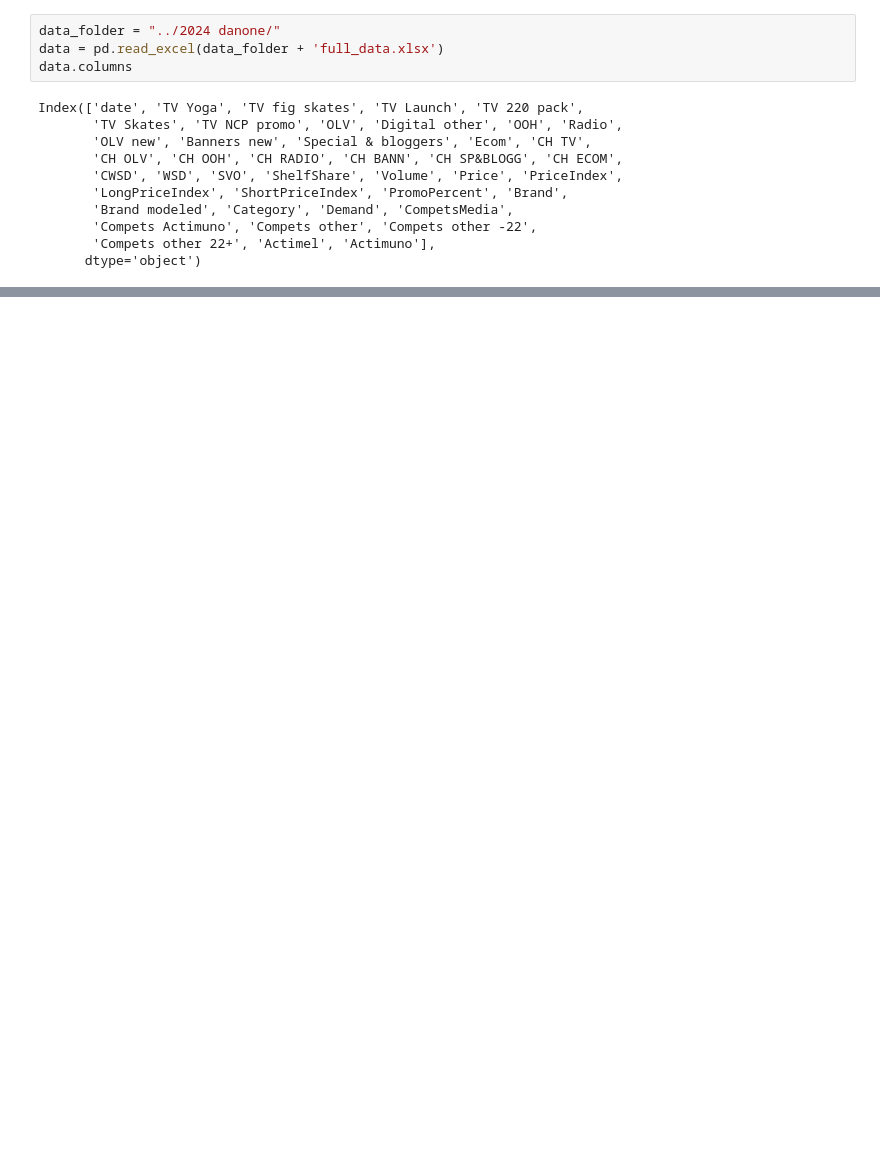
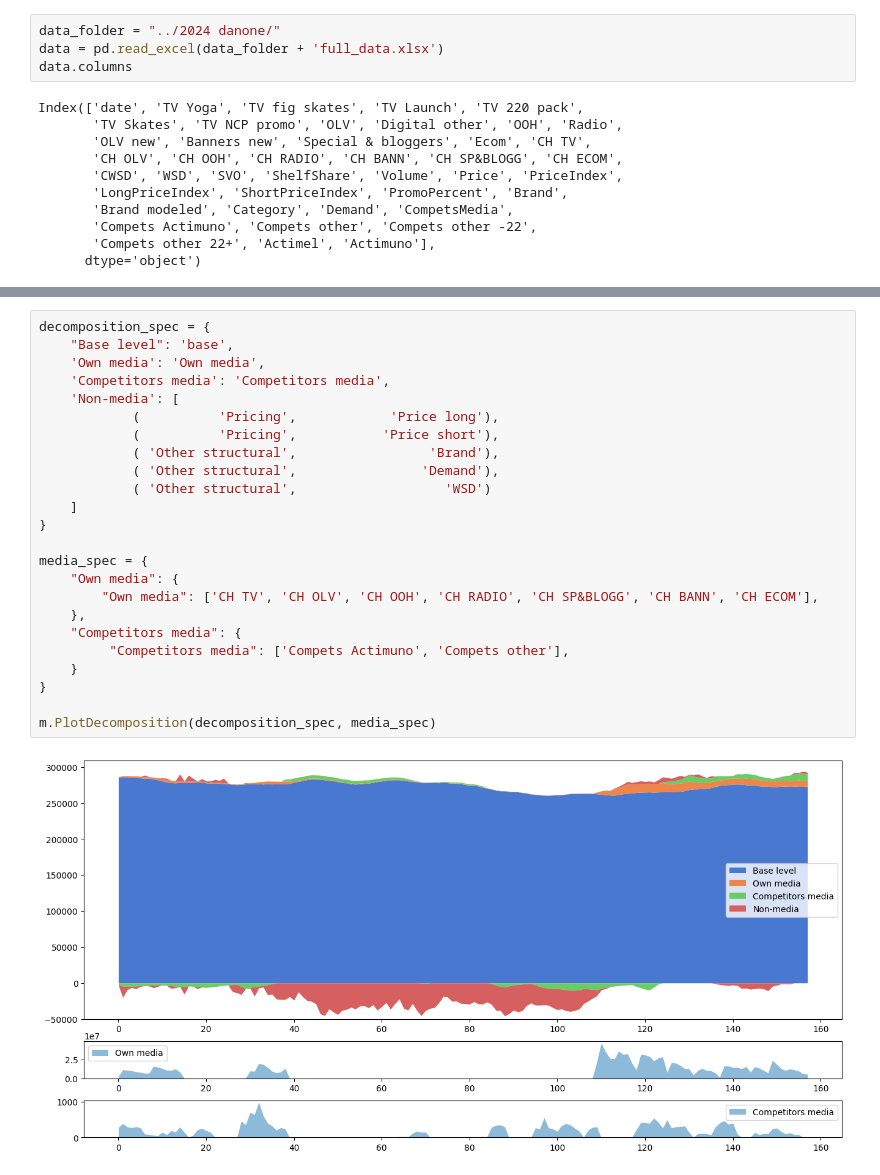
Before and after one commit to woskxmcnvb/MarketingMixModelling, a Jupyter notebook: new_spec.ipynb, the cells around one changed output, grey strips where cells are left out. Cells and saved outputs as stored; diff of their text form; blank space fills up the shorter version.

```diff
--- a/new_spec.ipynb
+++ b/new_spec.ipynb
@@ -117,0 +158,26 @@ m.PlotInputs()
+# %%
+decomposition_spec = {
+    "Base level": 'base',
+    'Own media': 'Own media',
+    'Competitors media': 'Competitors media',
+    'Non-media': [
+            (          'Pricing',            'Price long'),
+            (          'Pricing',           'Price short'),
+            ( 'Other structural',                 'Brand'),
+            ( 'Other structural',                'Demand'),
+            ( 'Other structural',                   'WSD')
+    ]
+}
+
+media_spec = {
+    "Own media": {
+        "Own media": ['CH TV', 'CH OLV', 'CH OOH', 'CH RADIO', 'CH SP&BLOGG', 'CH BANN', 'CH ECOM'],
+    },
+    "Competitors media": {
+         "Competitors media": ['Compets Actimuno', 'Compets other'],
+    }
+}
+
+m.PlotDecomposition(decomposition_spec, media_spec)
+# %% [output]
+[figure, added]
```
Also changed, not shown: parts of 15 cells of this notebook, 3 other files.
